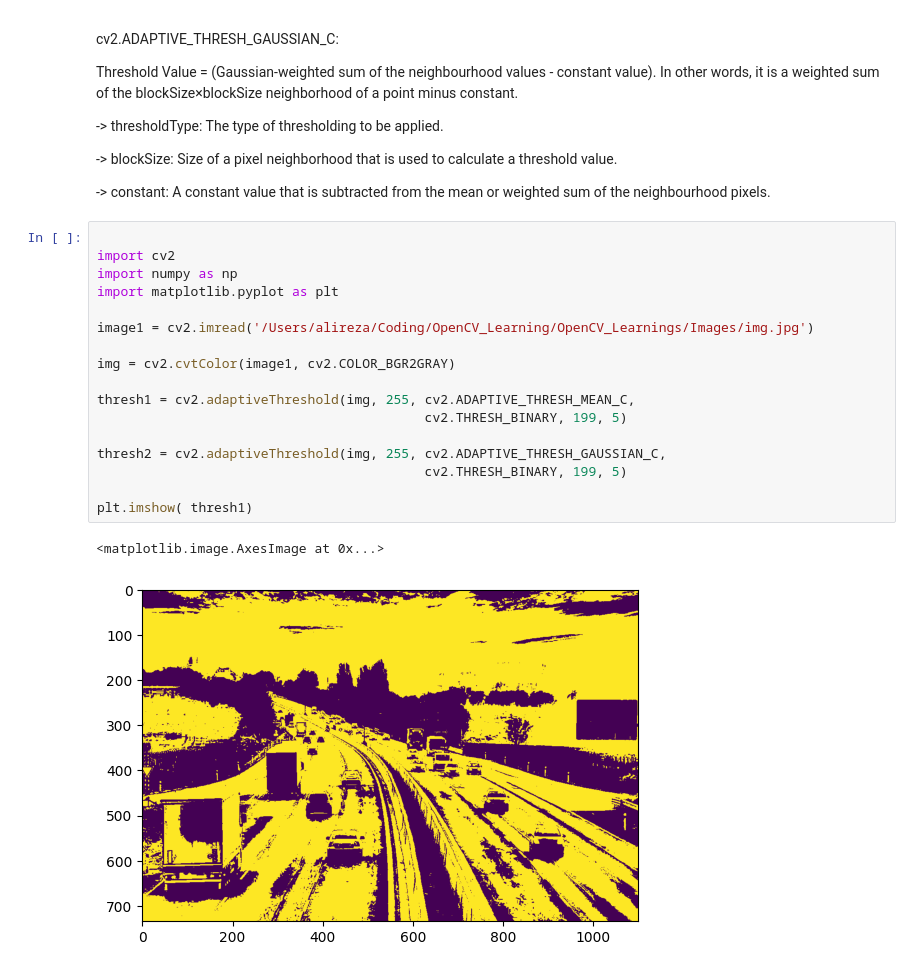
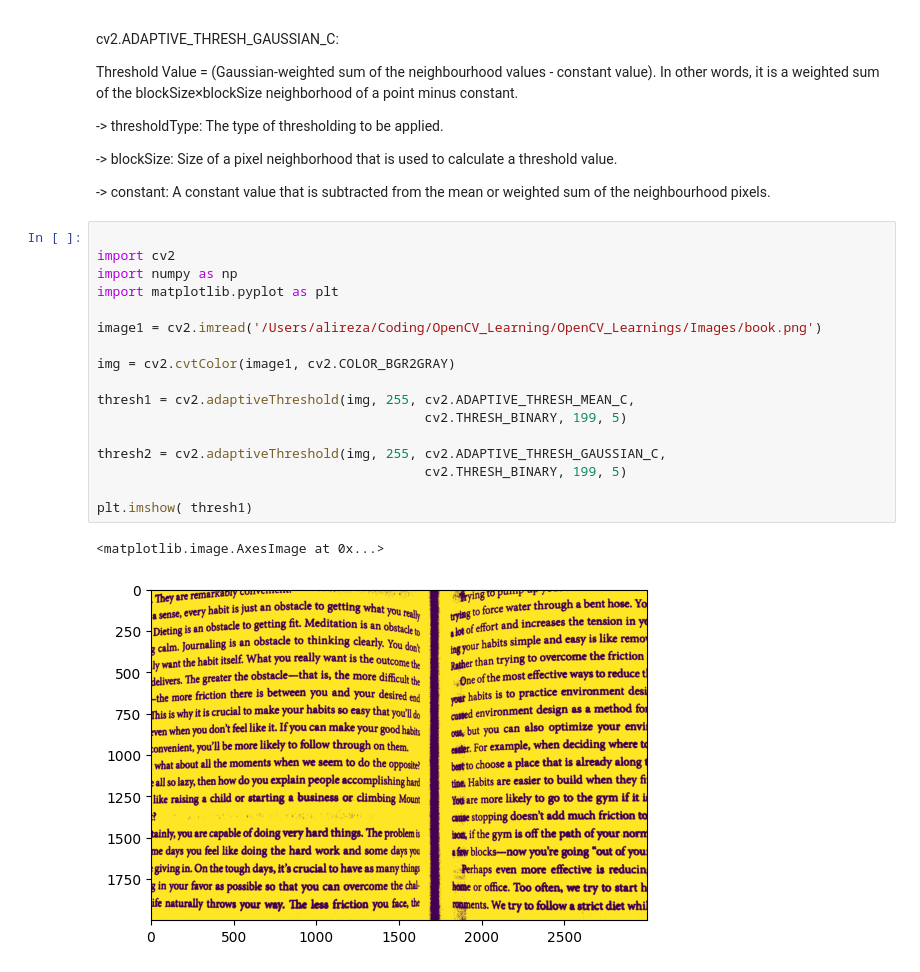
Before and after one commit to Alireza-Nazari/OpenCV_Learnings, a Jupyter notebook: 27 - Adaptive Thresholding.ipynb, the cells around one changed output. Drawn from its saved outputs; the diff is of its cells as text.

```diff
--- a/27 - Adaptive Thresholding.ipynb
+++ b/27 - Adaptive Thresholding.ipynb
@@ -29,23 +29,23 @@ Threshold Value = (Gaussian-weighted sum of the neighbourhood values - constant
 # %%
 
 import cv2
 import numpy as np
 import matplotlib.pyplot as plt
 
-image1 = cv2.imread('/Users/alireza/Coding/OpenCV_Learning/OpenCV_Learnings/Images/img.jpg')
+image1 = cv2.imread('/Users/alireza/Coding/OpenCV_Learning/OpenCV_Learnings/Images/book.png')
 
 img = cv2.cvtColor(image1, cv2.COLOR_BGR2GRAY)
 
 thresh1 = cv2.adaptiveThreshold(img, 255, cv2.ADAPTIVE_THRESH_MEAN_C,
                                           cv2.THRESH_BINARY, 199, 5)
 
 thresh2 = cv2.adaptiveThreshold(img, 255, cv2.ADAPTIVE_THRESH_GAUSSIAN_C,
                                           cv2.THRESH_BINARY, 199, 5)
 
 plt.imshow( thresh1)
 # %% [output]
 <matplotlib.image.AxesImage at 0x...>
-[figure, old version]
+[figure, new version]
 # %%
 plt.imshow( thresh2)
 # %% [output]
```
Also changed, not shown: parts of 1 cell of this notebook, 2 other files.
